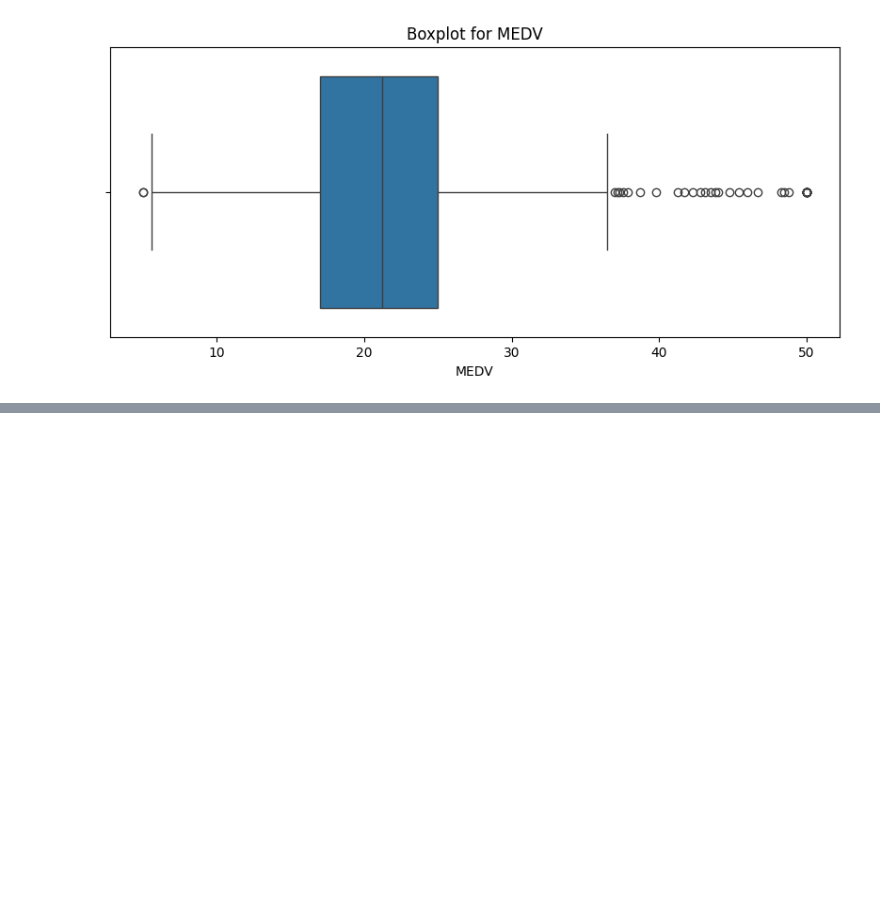
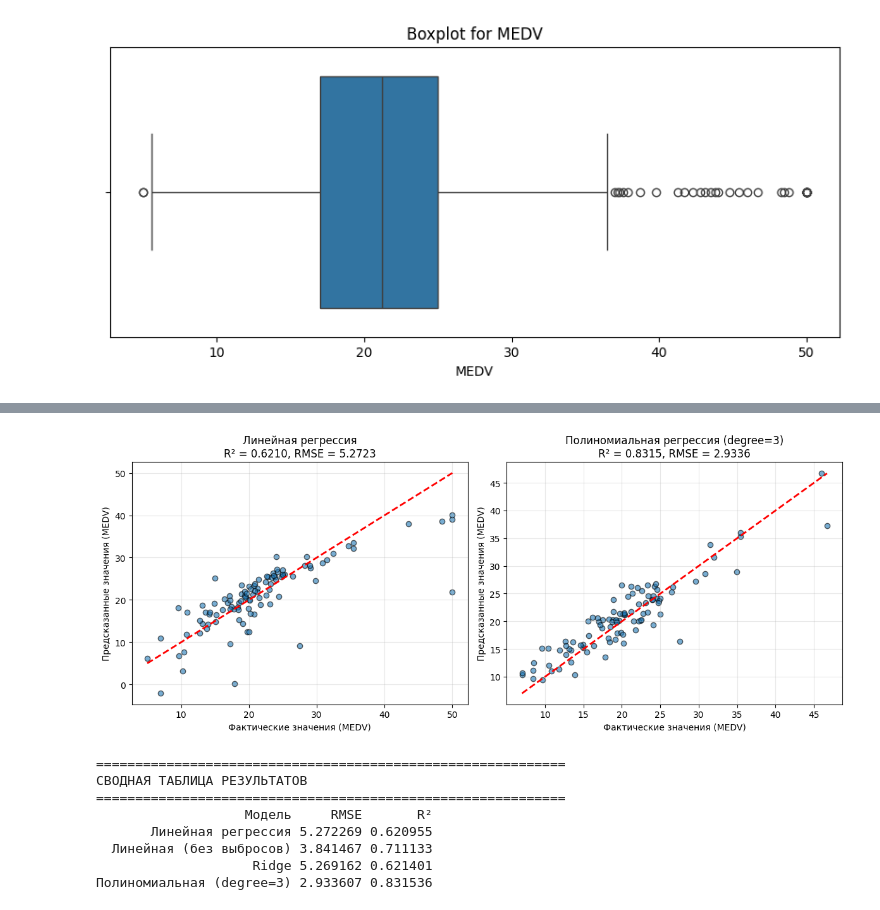
Before and after one commit to Thothmes/DataAnalysisProject, a Jupyter notebook: 6lab/1.ipynb, the cells around one changed output, grey strips where cells are left out. Drawn from its saved outputs; the diff is of its cells as text; code cells hidden in the pictures; blank space fills up the shorter version.

```diff
--- a/6lab/1.ipynb
+++ b/6lab/1.ipynb
@@ -202,0 +304,71 @@ plt.show()
+# %%
+# 17. Полиномиальная регрессия 3-й степени
+
+# Создаем полиномиальные признаки 3-й степени
+poly_features = PolynomialFeatures(degree=3, include_bias=False)
+X_poly = poly_features.fit_transform(factors_array)
+
+print(f"Исходное количество признаков: {factors_array.shape[1]}")
+print(f"Количество признаков после полиномиального преобразования (degree=3): {X_poly.shape[1]}")
+
+# Масштабирование полиномиальных признаков
+scaler_poly = StandardScaler()
+X_poly_scaled = scaler_poly.fit_transform(X_poly)
+
+# Разделение данных с полиномиальными признаками
+X_train_poly, X_test_poly, y_train_poly, y_test_poly = sms.train_test_split(
+    X_poly_scaled, target_array, test_size=0.2, random_state=42
+)
+
+# Обучение линейной регрессии на полиномиальных признаках
+poly_model = LinearRegression()
+poly_model.fit(X_train_poly, y_train_poly)
+y_pred_poly = poly_model.predict(X_test_poly)
+
+# Расчет метрик для полиномиальной регрессии
+rmse_poly = np.sqrt(mean_squared_error(y_test_poly, y_pred_poly))
+r2_poly = r2_score(y_test_poly, y_pred_poly)
+
+print("\n--- Результаты полиномиальной регрессии (degree=3) ---")
+print(f"RMSE: {rmse_poly:.4f}")
+print(f"R2: {r2_poly:.4f}")
+print(f"\nСравнение с обычной линейной регрессией:")
+print(f"Разница RMSE: {rmse_test - rmse_poly:.4f}")
+print(f"Разница R2: {r2_poly - r2_test:.4f}")
+
+# Визуализация сравнения предсказаний
+set_graph_size(10, 6)
+fig, axes = plt.subplots(1, 2, figsize=(12, 5))
+
+# График для обычной линейной регрессии
+axes[0].scatter(y_test, y_test_pred, alpha=0.6, edgecolors='k')
+axes[0].plot([y_test.min(), y_test.max()], [y_test.min(), y_test.max()], 'r--', lw=2)
+axes[0].set_xlabel('Фактические значения (MEDV)')
+axes[0].set_ylabel('Предсказанные значения (MEDV)')
+axes[0].set_title(f'Линейная регрессия\nR² = {r2_test:.4f}, RMSE = {rmse_test:.4f}')
+axes[0].grid(True, alpha=0.3)
+
+# График для полиномиальной регрессии
+axes[1].scatter(y_test_poly, y_pred_poly, alpha=0.6, edgecolors='k')
+axes[1].plot([y_test_poly.min(), y_test_poly.max()],
+             [y_test_poly.min(), y_test_poly.max()], 'r--', lw=2)
+axes[1].set_xlabel('Фактические значения (MEDV)')
+axes[1].set_ylabel('Предсказанные значения (MEDV)')
+axes[1].set_title(f'Полиномиальная регрессия (degree=3)\nR² = {r2_poly:.4f}, RMSE = {rmse_poly:.4f}')
+axes[1].grid(True, alpha=0.3)
+
+plt.tight_layout()
+plt.show()
+
+# Сводная таблица результатов
+results_summary = pd.DataFrame({
+    'Модель': ['Линейная регрессия', 'Линейная (без выбросов)', 'Ridge', 'Полиномиальная (degree=3)'],
+    'RMSE': [rmse_test, rmse_test_f, rmse_ridge, rmse_poly],
+    'R²': [r2_test, r2_test_f, r2_ridge, r2_poly]
+})
+
+print("\n" + "="*60)
+print("СВОДНАЯ ТАБЛИЦА РЕЗУЛЬТАТОВ")
+print("="*60)
+print(results_summary.to_string(index=False))
+# %% [output]
@@ -202,0 +385,9 @@ plt.show()
+[figure, added]
+============================================================
+СВОДНАЯ ТАБЛИЦА РЕЗУЛЬТАТОВ
+============================================================
+                   Модель     RMSE       R²
+       Линейная регрессия 5.272269 0.620955
+  Линейная (без выбросов) 3.841467 0.711133
+                    Ridge 5.269162 0.621401
+Полиномиальная (degree=3) 2.933607 0.831536
```
Also changed, not shown: parts of 8 cells of this notebook, 1 other file.
